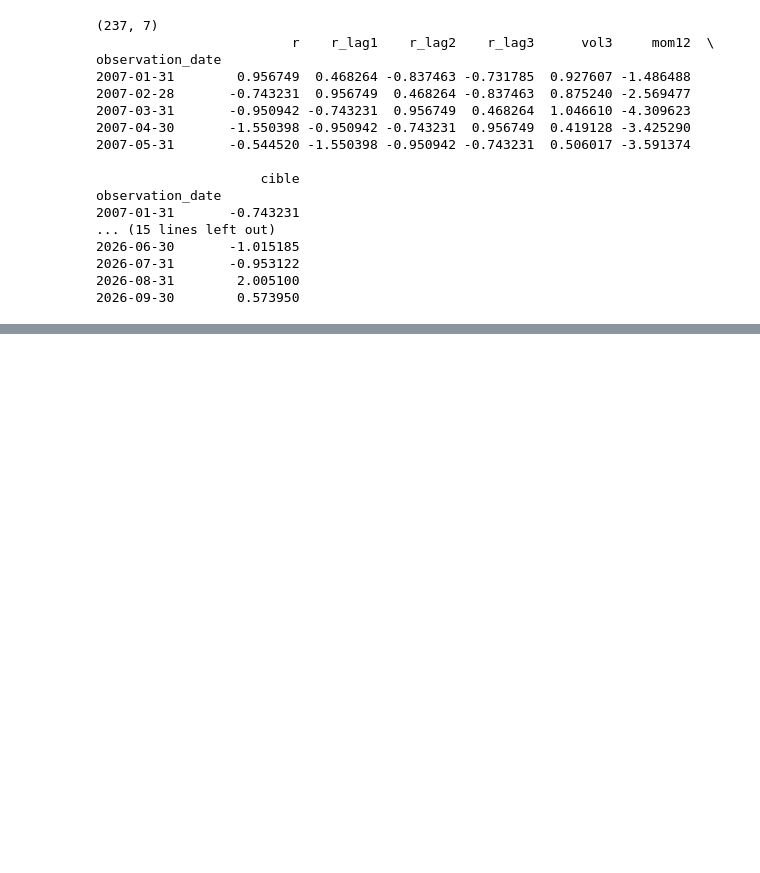
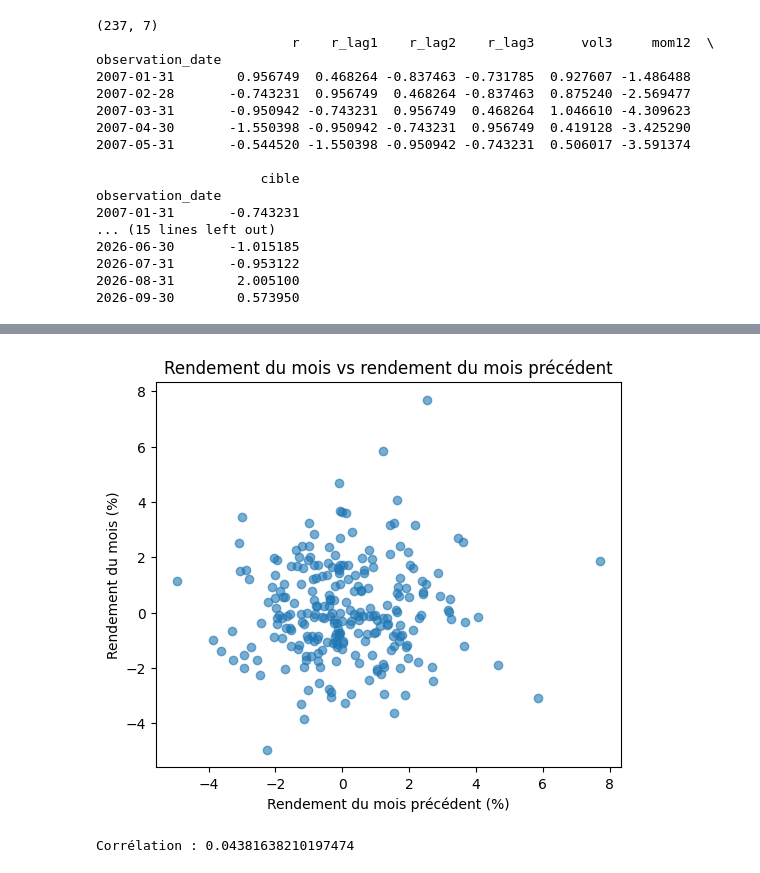
Before and after one commit to telloudi-khadijaencg-alt/23009059-TELLOUDIKHADIJA-G3FINANCE, a Jupyter notebook: notebooks/projet_F21.ipynb, the cells around one changed output, grey strips where cells are left out. Saved outputs shown, nothing was run; the diff lists cells and outputs as text; code cells hidden in the pictures; blank space fills up the shorter version.

```diff
--- a/notebooks/projet_F21.ipynb
+++ b/notebooks/projet_F21.ipynb
@@ -119,0 +167,16 @@ files.download("data/raw/DTWEXBGS.csv")
+# %%
+d = pd.concat([r_exp.shift(1), r_exp], axis=1).dropna()
+d.columns = ["r_prec", "r"]
+
+plt.figure(figsize=(6, 5))
+plt.scatter(d["r_prec"], d["r"], alpha=0.6)
+plt.title("Rendement du mois vs rendement du mois précédent")
+plt.xlabel("Rendement du mois précédent (%)")
+plt.ylabel("Rendement du mois (%)")
+plt.savefig("figures/graph3_nuage.png", dpi=150, bbox_inches="tight")
+plt.show()
+
+print("Corrélation :", d["r_prec"].corr(d["r"]))
+# %% [output]
+[figure, added]
+Corrélation : 0.04381638210197474
```
Also changed, not shown: parts of 7 cells of this notebook.
